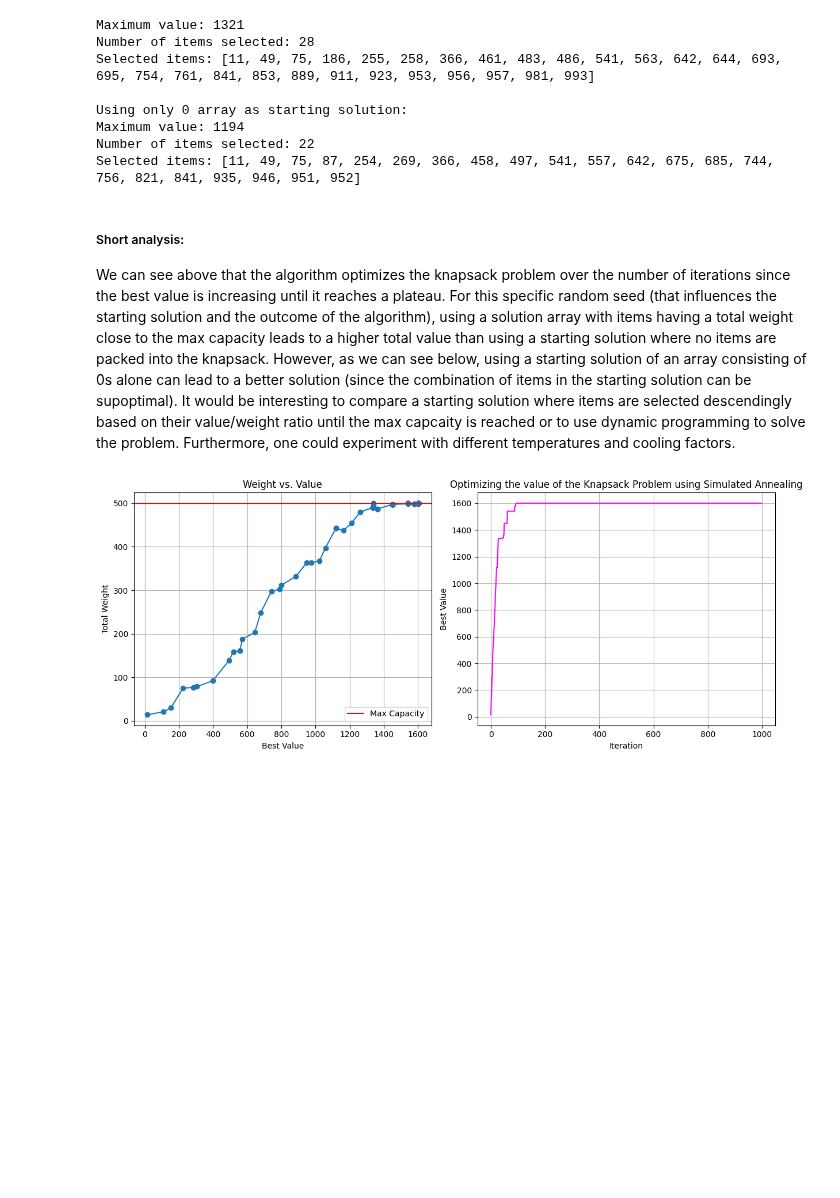
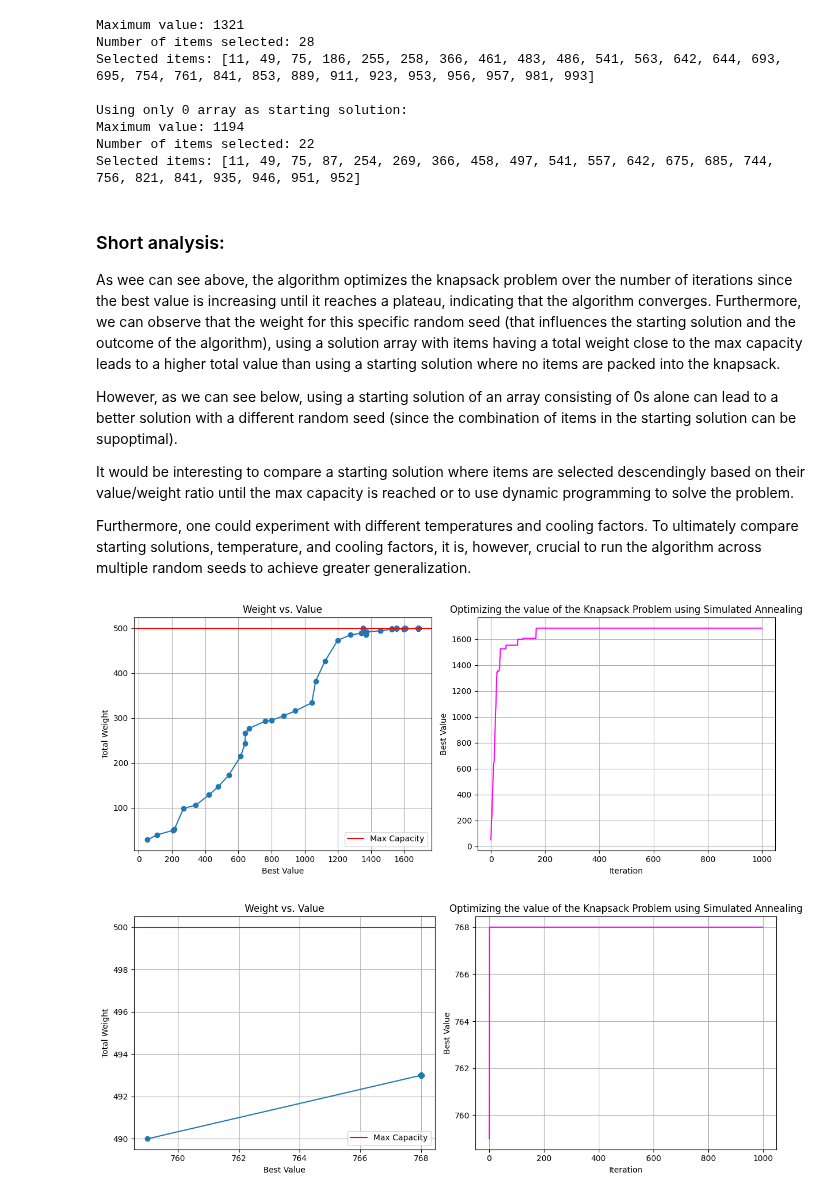
Before and after one commit to reascr/MSC-in-IT-and-Cognition, a Jupyter notebook: AppliedAI/optimization_task_1.ipynb, the cells around one changed output. Drawn from its saved outputs; the diff is of its cells as text; code cells hidden in the pictures; blank space fills up the shorter version.

Commit message:
added analysis

```diff
--- a/AppliedAI/optimization_task_1.ipynb
+++ b/AppliedAI/optimization_task_1.ipynb
@@ -248,12 +248,25 @@ Maximum value: 1194
 Number of items selected: 22
 Selected items: [11, 49, 75, 87, 254, 269, 366, 458, 497, 541, 557, 642, 675, 685, 744, 756, 821, 841, 935, 946, 951, 952]
 # %% [markdown]
-##### Short analysis:
+### Short analysis:
 
-We can see above that the algorithm optimizes the knapsack problem over the number of iterations since the best value is increasing until it reaches a plateau. For this specific random seed (that influences the starting solution and the outcome of the algorithm), using a solution array with items having a total weight close to the max capacity leads to a higher total value than using a starting solution where no items are packed into the knapsack. However, as we can see below, using a starting solution of an array consisting of 0s alone can lead to a better solution (since the combination of items in the starting solution can be supoptimal). It would be interesting to compare a starting solution where items are selected descendingly based on their value/weight ratio until the max capcaity is reached or to use dynamic programming to solve the problem. Furthermore, one could experiment with different temperatures and cooling factors.
+As wee can see above, the algorithm optimizes the knapsack problem over the number of iterations since the best value is increasing until it reaches a plateau, indicating that the algorithm converges. Furthermore, we can observe that the weight for this specific random seed (that influences the starting solution and the outcome of the algorithm), using a solution array with items having a total weight close to the max capacity leads to a higher total value than using a starting solution where no items are packed into the knapsack.
+
+However, as we can see below, using a starting solution of an array consisting of 0s alone can lead to a better solution with a different random seed (since the combination of items in the starting solution can be supoptimal).
+
+It would be interesting to compare a starting solution where items are selected descendingly based on their value/weight ratio until the max capacity is reached or to use dynamic programming to solve the problem.
+
+Furthermore, one could experiment with different temperatures and cooling factors. To ultimately compare starting solutions, temperature, and cooling factors, it is, however, crucial to run the algorithm across multiple random seeds to achieve greater generalization.
 # %%
+# solutions with a different random seed
+random.seed(6)
 starting_solution_zero = [0] * num_items
 best_solution_zero, best_values_zero, best_weights_zero = knapsack_simulated_annealing(starting_solution_zero, values, weights, max_knapsack_capacity, max_iter, 10, 0.95)
 plot_solution(max_iter, best_values_zero, best_weights_zero)
+
+random.seed(6)
+best_solution, best_values, best_weights = knapsack_simulated_annealing(starting_solution, values, weights, max_knapsack_capacity, max_iter, 10, 0.95)
+plot_solution(max_iter, best_values, best_weights)
 # %% [output]
-[figure, old version]
+[figure, new version]
+[figure, added]
```
Also changed, not shown: parts of 2 cells of this notebook.
